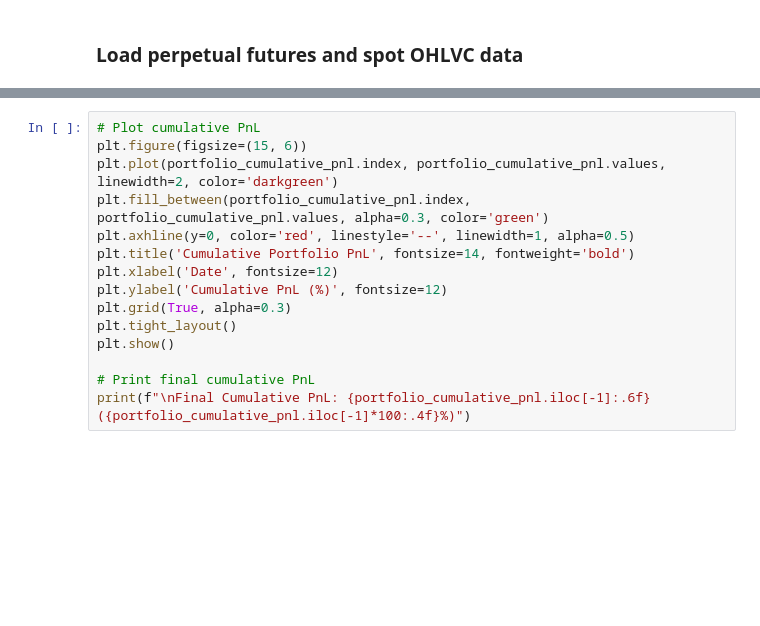
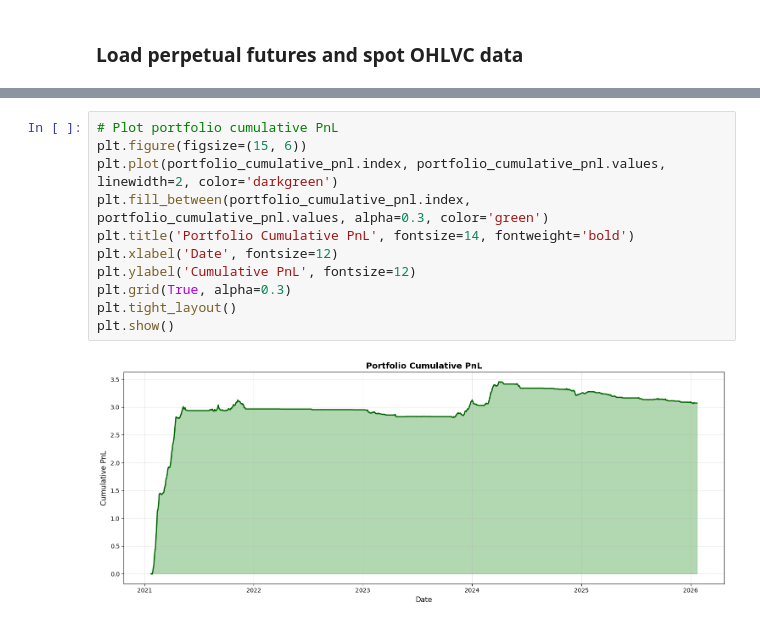
Before and after one commit to BlazOrsos/quant-journey, a Jupyter notebook: research/crypto_basis_arbitrage/crypto_basis_arbitrage.ipynb, the cells around one changed output, grey strips where cells are left out. Cells and saved outputs as stored; diff of their text form; blank space fills up the shorter version.

```diff
--- a/research/crypto_basis_arbitrage/crypto_basis_arbitrage.ipynb
+++ b/research/crypto_basis_arbitrage/crypto_basis_arbitrage.ipynb
@@ -633,15 +489,13 @@ Sharpe (annualized): 3.1618
-# %%
-# Plot cumulative PnL
-plt.figure(figsize=(15, 6))
-plt.plot(portfolio_cumulative_pnl.index, portfolio_cumulative_pnl.values, linewidth=2, color='darkgreen')
-plt.fill_between(portfolio_cumulative_pnl.index, portfolio_cumulative_pnl.values, alpha=0.3, color='green')
-plt.axhline(y=0, color='red', linestyle='--', linewidth=1, alpha=0.5)
-plt.title('Cumulative Portfolio PnL', fontsize=14, fontweight='bold')
-plt.xlabel('Date', fontsize=12)
-plt.ylabel('Cumulative PnL (%)', fontsize=12)
-plt.grid(True, alpha=0.3)
-plt.tight_layout()
-plt.show()
-
-# Print final cumulative PnL
-print(f"\nFinal Cumulative PnL: {portfolio_cumulative_pnl.iloc[-1]:.6f} ({portfolio_cumulative_pnl.iloc[-1]*100:.4f}%)")
+# %%
+# Plot portfolio cumulative PnL
+plt.figure(figsize=(15, 6))
+plt.plot(portfolio_cumulative_pnl.index, portfolio_cumulative_pnl.values, linewidth=2, color='darkgreen')
+plt.fill_between(portfolio_cumulative_pnl.index, portfolio_cumulative_pnl.values, alpha=0.3, color='green')
+plt.title('Portfolio Cumulative PnL', fontsize=14, fontweight='bold')
+plt.xlabel('Date', fontsize=12)
+plt.ylabel('Cumulative PnL', fontsize=12)
+plt.grid(True, alpha=0.3)
+plt.tight_layout()
+plt.show()
+# %% [output]
+[figure, added]
```
Also changed, not shown: parts of 19 cells of this notebook.
